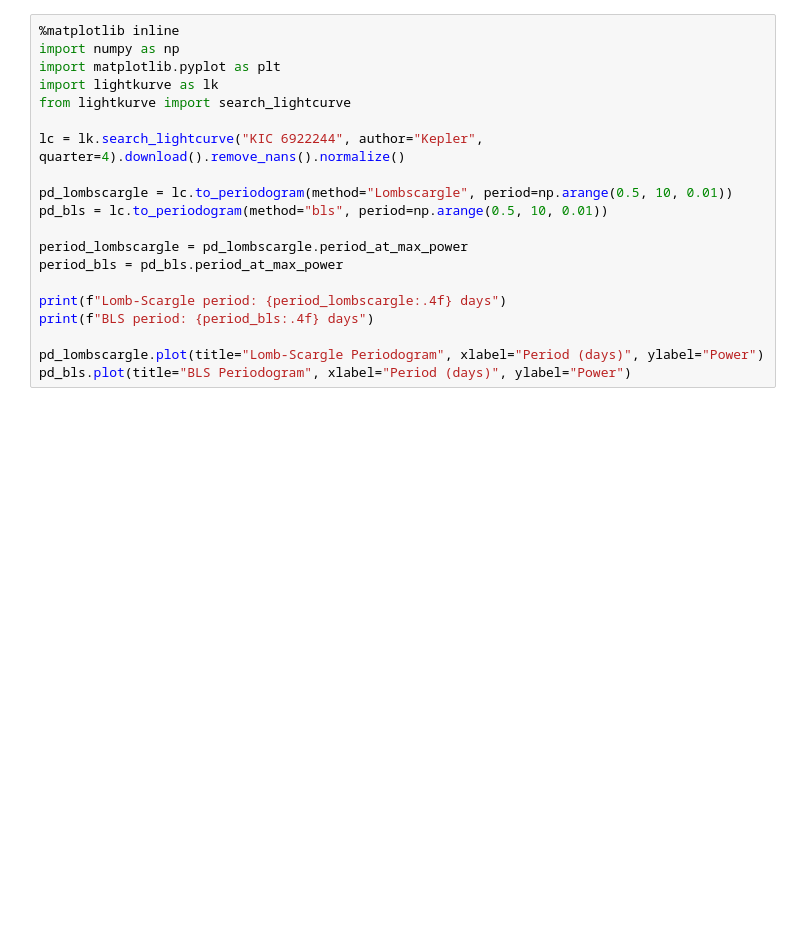
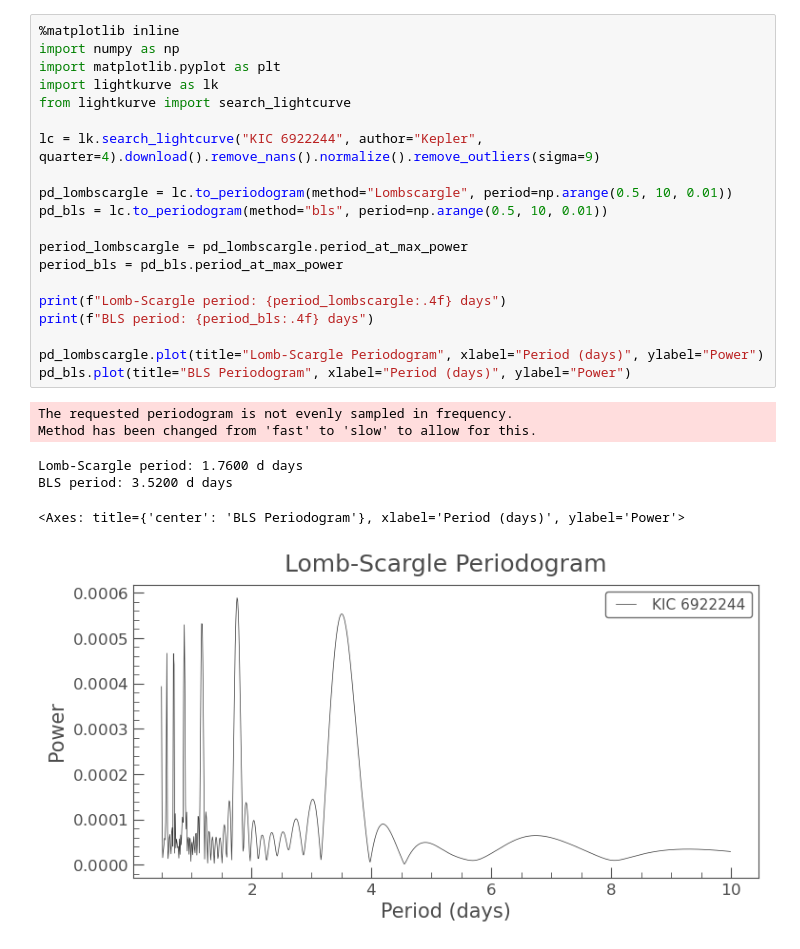
Before and after one commit to ekamgill1671/kepler-8b-transit-reproduction, a Jupyter notebook: data/keplerpractice.ipynb, the cells around one changed output. Drawn from its saved outputs; the diff is of its cells as text; blank space fills up the shorter version.

```diff
--- a/data/keplerpractice.ipynb
+++ b/data/keplerpractice.ipynb
@@ -11,20 +25,27 @@ lc.plot()
 # %%
 %matplotlib inline
 import numpy as np
 import matplotlib.pyplot as plt
 import lightkurve as lk
 from lightkurve import search_lightcurve
 
-lc = lk.search_lightcurve("KIC 6922244", author="Kepler", quarter=4).download().remove_nans().normalize()
+lc = lk.search_lightcurve("KIC 6922244", author="Kepler", quarter=4).download().remove_nans().normalize().remove_outliers(sigma=9)
 
 pd_lombscargle = lc.to_periodogram(method="Lombscargle", period=np.arange(0.5, 10, 0.01))
 pd_bls = lc.to_periodogram(method="bls", period=np.arange(0.5, 10, 0.01))
 
 period_lombscargle = pd_lombscargle.period_at_max_power
 period_bls = pd_bls.period_at_max_power
 
 print(f"Lomb-Scargle period: {period_lombscargle:.4f} days")
 print(f"BLS period: {period_bls:.4f} days")
 
 pd_lombscargle.plot(title="Lomb-Scargle Periodogram", xlabel="Period (days)", ylabel="Power")
 pd_bls.plot(title="BLS Periodogram", xlabel="Period (days)", ylabel="Power")
+# %% [output]
+The requested periodogram is not evenly sampled in frequency.
+Method has been changed from 'fast' to 'slow' to allow for this.
+Lomb-Scargle period: 1.7600 d days
+BLS period: 3.5200 d days
+<Axes: title={'center': 'BLS Periodogram'}, xlabel='Period (days)', ylabel='Power'>
+[figure, added]
```
Also changed, not shown: parts of 3 cells of this notebook, 1 other file.
